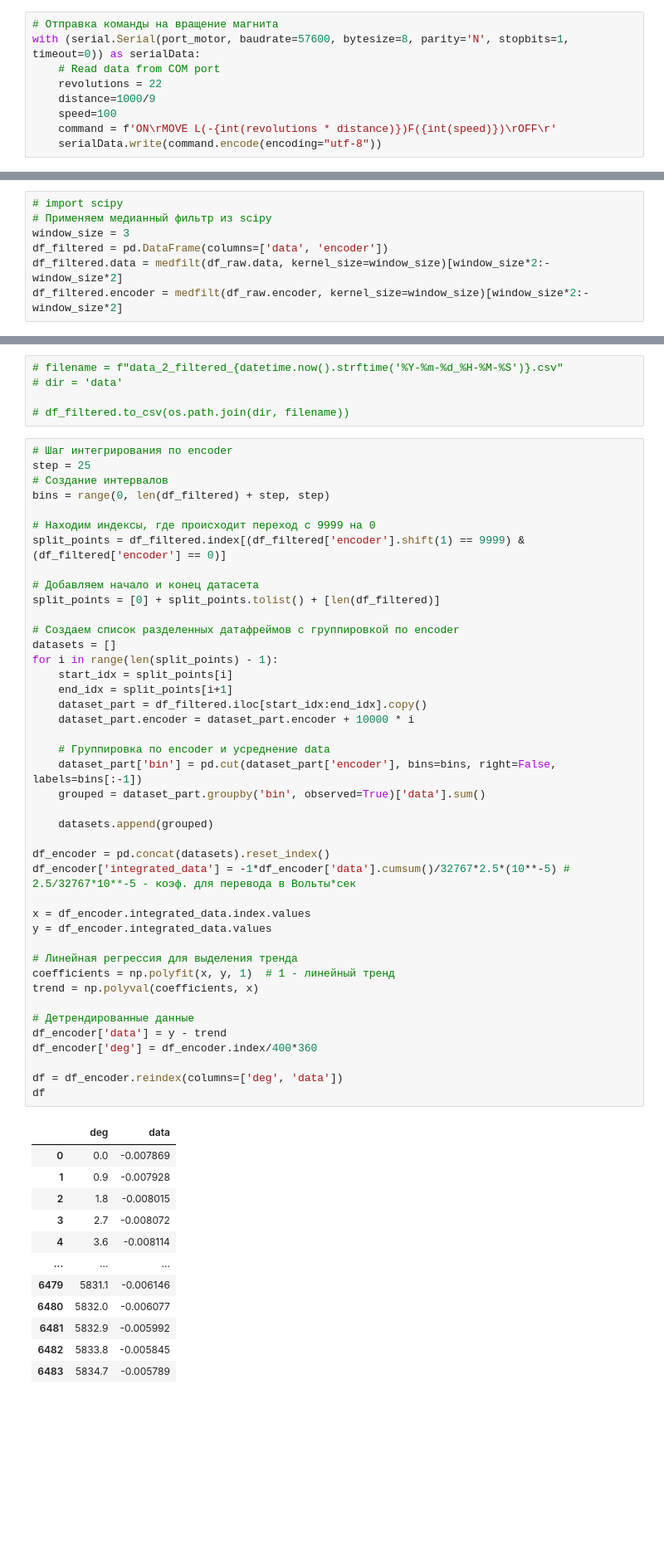
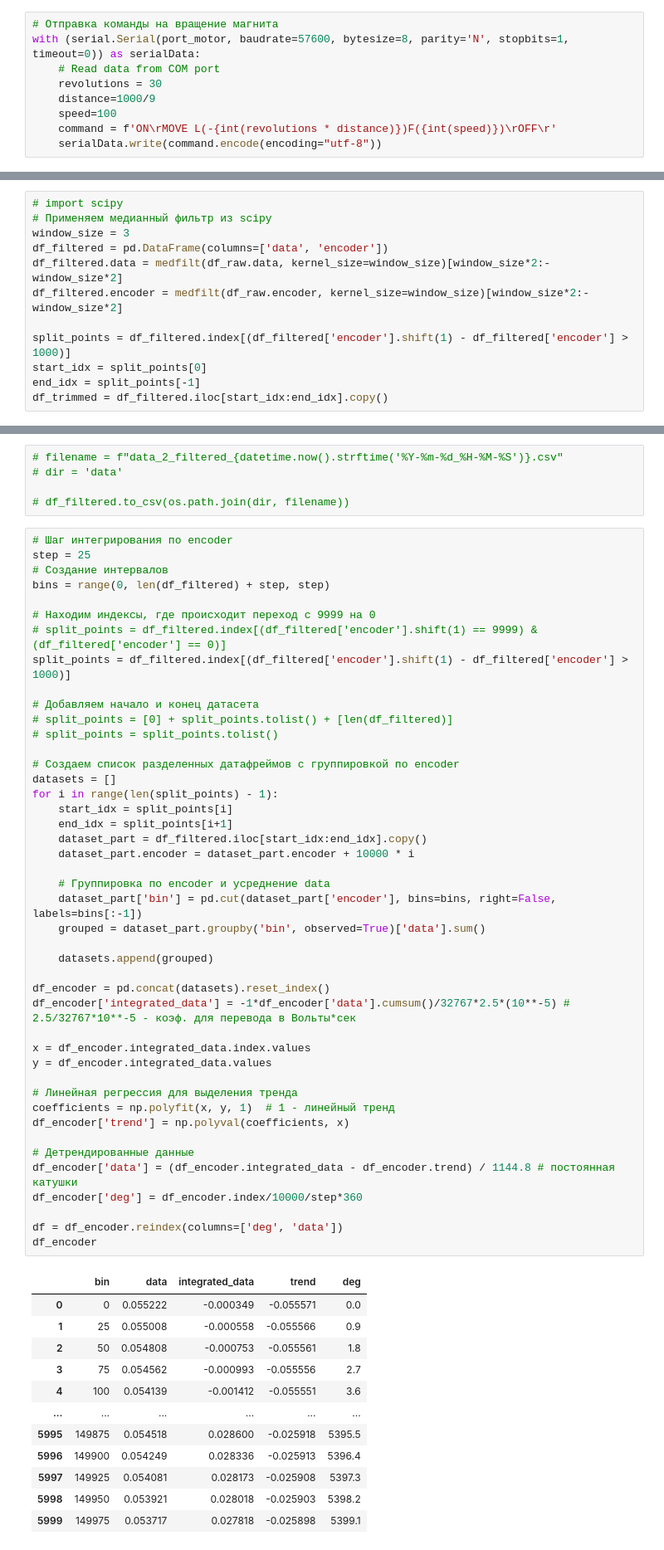
Before and after one commit to BuslaySt/Helmholz-Polymagnit, a Jupyter notebook: HarmData.ipynb, the cells around one changed output, grey strips where cells are left out. Shown at 83% size. Saved outputs shown, nothing was run; the diff lists cells and outputs as text; blank space fills up the shorter version.

```diff
--- a/HarmData.ipynb
+++ b/HarmData.ipynb
@@ -34,7 +33,7 @@ if port:
 # Отправка команды на вращение магнита
 with (serial.Serial(port_motor, baudrate=57600, bytesize=8, parity='N', stopbits=1, timeout=0)) as serialData:
     # Read data from COM port
-    revolutions = 22
+    revolutions = 30
     distance=1000/9
     speed=100
     command = f'ON\rMOVE L(-{int(revolutions * distance)})F({int(speed)})\rOFF\r'
@@ -110,5 +109,10 @@ window_size = 3
 df_filtered = pd.DataFrame(columns=['data', 'encoder'])
 df_filtered.data = medfilt(df_raw.data, kernel_size=window_size)[window_size*2:-window_size*2]
 df_filtered.encoder = medfilt(df_raw.encoder, kernel_size=window_size)[window_size*2:-window_size*2]
+
+split_points = df_filtered.index[(df_filtered['encoder'].shift(1) - df_filtered['encoder'] > 1000)]
+start_idx = split_points[0]
+end_idx = split_points[-1]
+df_trimmed = df_filtered.iloc[start_idx:end_idx].copy()
 # %%
 %matplotlib inline
@@ -129,51 +133,53 @@ step = 25
 bins = range(0, len(df_filtered) + step, step)
 
 # Находим индексы, где происходит переход с 9999 на 0
-split_points = df_filtered.index[(df_filtered['encoder'].shift(1) == 9999) & (df_filtered['encoder'] == 0)]
+# split_points = df_filtered.index[(df_filtered['encoder'].shift(1) == 9999) & (df_filtered['encoder'] == 0)]
+split_points = df_filtered.index[(df_filtered['encoder'].shift(1) - df_filtered['encoder'] > 1000)]
 
 # Добавляем начало и конец датасета
-split_points = [0] + split_points.tolist() + [len(df_filtered)]
+# split_points = [0] + split_points.tolist() + [len(df_filtered)]
+# split_points = split_points.tolist()
 
 # Создаем список разделенных датафреймов с группировкой по encoder
 datasets = []
 for i in range(len(split_points) - 1):
     start_idx = split_points[i]
     end_idx = split_points[i+1]
     dataset_part = df_filtered.iloc[start_idx:end_idx].copy()
     dataset_part.encoder = dataset_part.encoder + 10000 * i
 
     # Группировка по encoder и усреднение data
     dataset_part['bin'] = pd.cut(dataset_part['encoder'], bins=bins, right=False, labels=bins[:-1])
     grouped = dataset_part.groupby('bin', observed=True)['data'].sum()
 
     datasets.append(grouped)
 
 df_encoder = pd.concat(datasets).reset_index()
 df_encoder['integrated_data'] = -1*df_encoder['data'].cumsum()/32767*2.5*(10**-5) # 2.5/32767*10**-5 - коэф. для перевода в Вольты*сек
 
 x = df_encoder.integrated_data.index.values
 y = df_encoder.integrated_data.values
 
 # Линейная регрессия для выделения тренда
 coefficients = np.polyfit(x, y, 1)  # 1 - линейный тренд
-trend = np.polyval(coefficients, x)
+df_encoder['trend'] = np.polyval(coefficients, x)
 
 # Детрендированные данные
-df_encoder['data'] = y - trend
-df_encoder['deg'] = df_encoder.index/400*360
+df_encoder['data'] = (df_encoder.integrated_data - df_encoder.trend) / 1144.8 # постоянная катушки
+df_encoder['deg'] = df_encoder.index/10000/step*360
 
 df = df_encoder.reindex(columns=['deg', 'data'])
-df
+df_encoder
 # %% [output]
-|  | deg | data |
-| 0 | 0.0 | -0.007869 |
-| 1 | 0.9 | -0.007928 |
-| 2 | 1.8 | -0.008015 |
-| 3 | 2.7 | -0.008072 |
-| 4 | 3.6 | -0.008114 |
-| ... | ... | ... |
-| 6479 | 5831.1 | -0.006146 |
-| 6480 | 5832.0 | -0.006077 |
-| 6481 | 5832.9 | -0.005992 |
-| 6482 | 5833.8 | -0.005845 |
-| 6483 | 5834.7 | -0.005789 |
+|  | bin | data | integrated_data | trend | deg |
+| 0 | 0 | 0.055222 | -0.000349 | -0.055571 | 0.0 |
+| 1 | 25 | 0.055008 | -0.000558 | -0.055566 | 0.9 |
+| 2 | 50 | 0.054808 | -0.000753 | -0.055561 | 1.8 |
+| 3 | 75 | 0.054562 | -0.000993 | -0.055556 | 2.7 |
+| 4 | 100 | 0.054139 | -0.001412 | -0.055551 | 3.6 |
+| ... | ... | ... | ... | ... | ... |
+| 5995 | 149875 | 0.054518 | 0.028600 | -0.025918 | 5395.5 |
+| 5996 | 149900 | 0.054249 | 0.028336 | -0.025913 | 5396.4 |
+| 5997 | 149925 | 0.054081 | 0.028173 | -0.025908 | 5397.3 |
+| 5998 | 149950 | 0.053921 | 0.028018 | -0.025903 | 5398.2 |
+| 5999 | 149975 | 0.053717 | 0.027818 | -0.025898 | 5399.1 |
```
Also changed, not shown: parts of 11 cells of this notebook.
